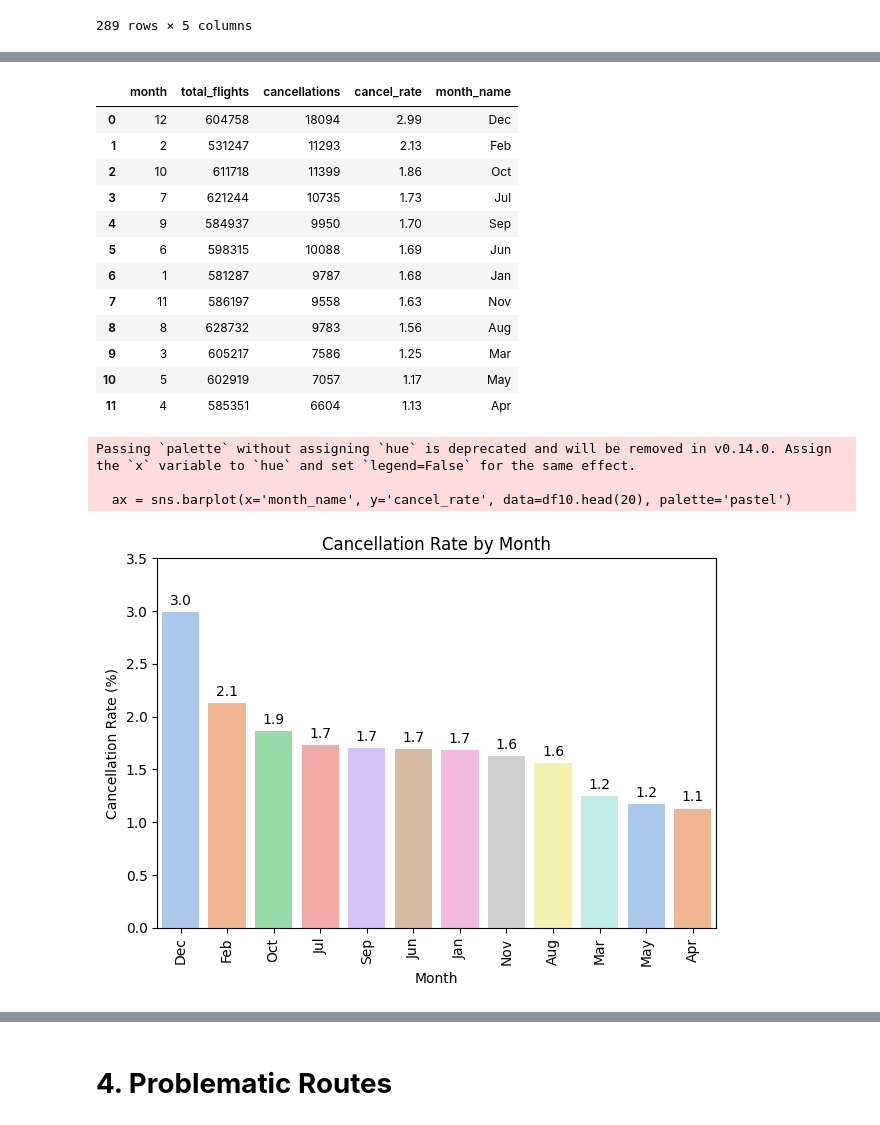
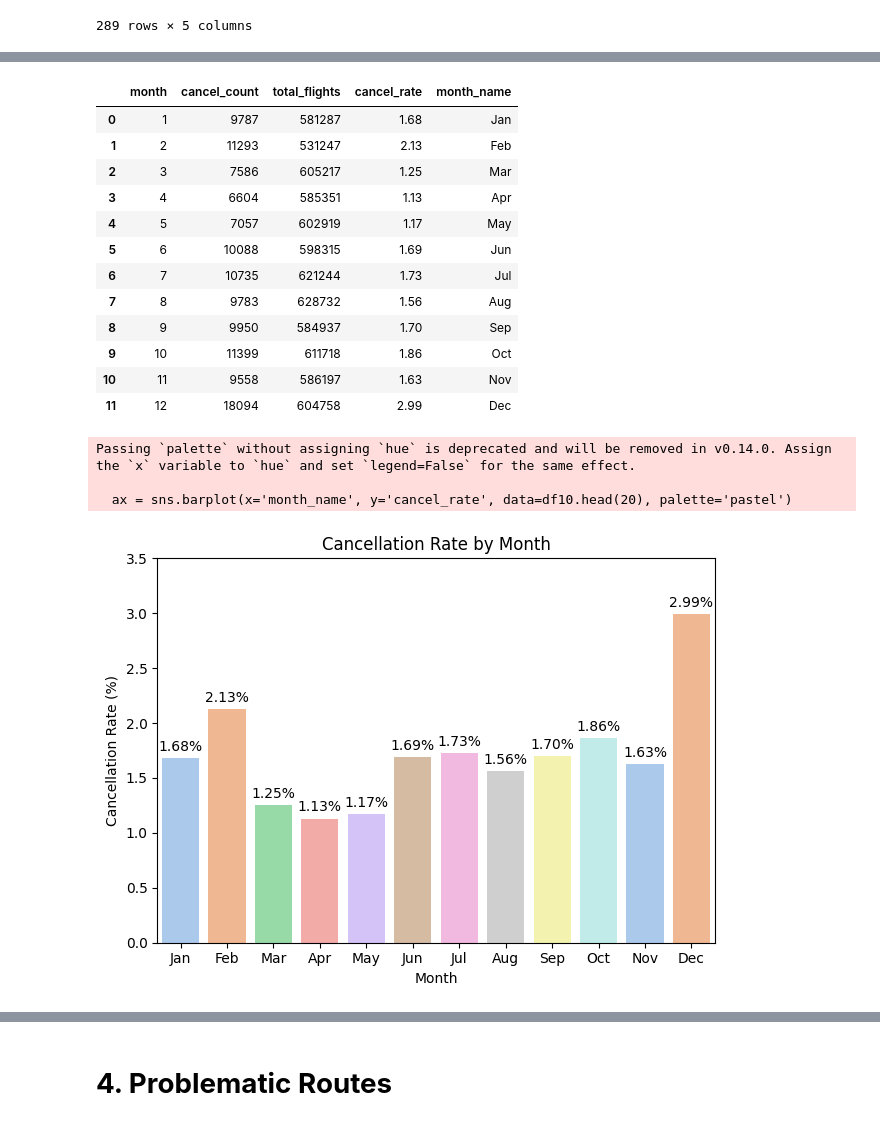
Before and after one commit to Hazim-HF/Data-Management-Project2, a Jupyter notebook: P152419_Project2_STQD6324.ipynb, the cells around one changed output, grey strips where cells are left out. Drawn from its saved outputs; the diff is of its cells as text; code cells hidden in the pictures.

```diff
--- a/P152419_Project2_STQD6324.ipynb
+++ b/P152419_Project2_STQD6324.ipynb
@@ -542,7 +537,8 @@ df4
 # %%
 fig, axs = plt.subplots(2, 1, figsize=(12,10))
 # combine month and season data
-ax = sns.barplot(ax = axs[0], x='month_name', y='on_time_percent', data=df3, palette='pastel')
+ax = sns.barplot(ax = axs[0], x='month_name', y='on_time_percent', data=df3,
+                 palette='pastel')
 
 for container in ax.containers:
     ax.bar_label(container, labels=[f'{v:.1f}%' for v in container.datavalues], padding=3)
@@ -552,7 +548,9 @@ axs[0].set_title("On-Time Performance by Month")
 axs[0].set_xlabel("Month")
 axs[0].set_ylabel("On-Time Percentage (%)")
 
-ax = sns.barplot(ax=axs[1],x='season', y='on_time_percent', data=df4, palette='pastel')
+order = ['Winter', 'Spring', 'Summer', 'Fall']
+ax = sns.barplot(ax=axs[1],x='season', y='on_time_percent', data=df4, palette='pastel',
+                 order=order)
 
 for container in ax.containers:
     ax.bar_label(container,
@@ -928,12 +918,18 @@ df8
 # %%
 # plot cancellation rate by airline
 ax = sns.barplot(x='airline_name', y='cancel_rate', data=df8, palette='pastel')
+
 for container in ax.containers:
-    ax.bar_label(container, labels=[f'{v:.1f}' for v in container.datavalues], padding=3)
+    ax.bar_label(container,
+                 labels=[f'{v:.2f}%' for v in container.datavalues],
+                 padding=3,
+                 rotation=90,)
+
 plt.title("Cancellation Rate by Airline")
 plt.xlabel("Airline")
 plt.ylabel("Cancellation Rate (%)")
 plt.xticks(rotation=90)
+plt.ylim(0, 4.5)
 plt.tight_layout()
 plt.show();
 # %% [output]
@@ -978,15 +974,16 @@ ax = sns.barplot(x='airport_name', y='cancel_rate', data=df9.head(20), palette='
 
 for container in ax.containers:
     ax.bar_label(container,
-                 labels=[f'{v:.1f}' for v in container.datavalues],
+                 labels=[f'{v:.2f}%' for v in container.datavalues],
                  padding=3,
                  rotation=90)
 
 plt.title("Cancellation Rate by Origin Airport")
 plt.xlabel("Origin Airport")
 plt.ylabel("Cancellation Rate (%)")
+
 plt.xticks(rotation=90)
-plt.ylim(0, 15)
+plt.ylim(0, 20)
 plt.tight_layout()
 plt.show();
 # %% [output]
@@ -999,13 +996,13 @@ Passing `palette` without assigning `hue` is deprecated and will be removed in v
 query10 = """
     SELECT
         month,
+        SUM(CASE WHEN Cancelled > 0 THEN 1 ELSE 0 END) AS cancel_count,
         COUNT(*) AS total_flights,
-        SUM(CASE WHEN cancelled = 1 THEN 1 ELSE 0 END) AS cancellations,
-        ROUND(100.0 * SUM(CASE WHEN cancelled = 1 THEN 1 ELSE 0 END) / COUNT(*), 2) AS cancel_rate
+        ROUND(100.0 * SUM(CASE WHEN Cancelled > 0 THEN 1 ELSE 0 END) / COUNT(*), 2) AS cancel_rate
     FROM project2.airline_2006
     GROUP BY month
-    ORDER BY cancel_rate DESC
+    ORDER BY month ASC
 """
 
 df10 = pd.read_sql(query10, conn)
-df10;
+df10
@@ -1020,36 +1031,37 @@ month_map = {
 df10['month_name'] = df10['month'].map(month_map)
 df10
 # %% [output]
-|  | month | total_flights | cancellations | cancel_rate | month_name |
-| 0 | 12 | 604758 | 18094 | 2.99 | Dec |
-| 1 | 2 | 531247 | 11293 | 2.13 | Feb |
-| 2 | 10 | 611718 | 11399 | 1.86 | Oct |
-| 3 | 7 | 621244 | 10735 | 1.73 | Jul |
-| 4 | 9 | 584937 | 9950 | 1.70 | Sep |
-| 5 | 6 | 598315 | 10088 | 1.69 | Jun |
-| 6 | 1 | 581287 | 9787 | 1.68 | Jan |
-| 7 | 11 | 586197 | 9558 | 1.63 | Nov |
-| 8 | 8 | 628732 | 9783 | 1.56 | Aug |
-| 9 | 3 | 605217 | 7586 | 1.25 | Mar |
-| 10 | 5 | 602919 | 7057 | 1.17 | May |
-| 11 | 4 | 585351 | 6604 | 1.13 | Apr |
+|  | month | cancel_count | total_flights | cancel_rate | month_name |
+| 0 | 1 | 9787 | 581287 | 1.68 | Jan |
+| 1 | 2 | 11293 | 531247 | 2.13 | Feb |
+| 2 | 3 | 7586 | 605217 | 1.25 | Mar |
+| 3 | 4 | 6604 | 585351 | 1.13 | Apr |
+| 4 | 5 | 7057 | 602919 | 1.17 | May |
+| 5 | 6 | 10088 | 598315 | 1.69 | Jun |
+| 6 | 7 | 10735 | 621244 | 1.73 | Jul |
+| 7 | 8 | 9783 | 628732 | 1.56 | Aug |
+| 8 | 9 | 9950 | 584937 | 1.70 | Sep |
+| 9 | 10 | 11399 | 611718 | 1.86 | Oct |
+| 10 | 11 | 9558 | 586197 | 1.63 | Nov |
+| 11 | 12 | 18094 | 604758 | 2.99 | Dec |
 # %%
 # plot cancellation rate by month
 ax = sns.barplot(x='month_name', y='cancel_rate', data=df10.head(20), palette='pastel')
+
 for container in ax.containers:
-    ax.bar_label(container, labels=[f'{v:.1f}' for v in container.datavalues], padding=3)
+    ax.bar_label(container, labels=[f'{v:.2f}%' for v in container.datavalues], padding=3)
+
 plt.title("Cancellation Rate by Month")
 plt.xlabel("Month")
 plt.ylabel("Cancellation Rate (%)")
-plt.xticks(rotation=90)
 plt.tight_layout()
 plt.ylim(0, 3.5)
 plt.show();
 # %% [output]
 Passing `palette` without assigning `hue` is deprecated and will be removed in v0.14.0. Assign the `x` variable to `hue` and set `legend=False` for the same effect.
 
   ax = sns.barplot(x='month_name', y='cancel_rate', data=df10.head(20), palette='pastel')
-[figure, old version]
+[figure, new version]
 # %% [markdown]
 Based on the analysis, flight cancellations do show a clear correlation with **specific airlines, airports, and time periods**.
 
```
Also changed, not shown: parts of 38 cells of this notebook.
